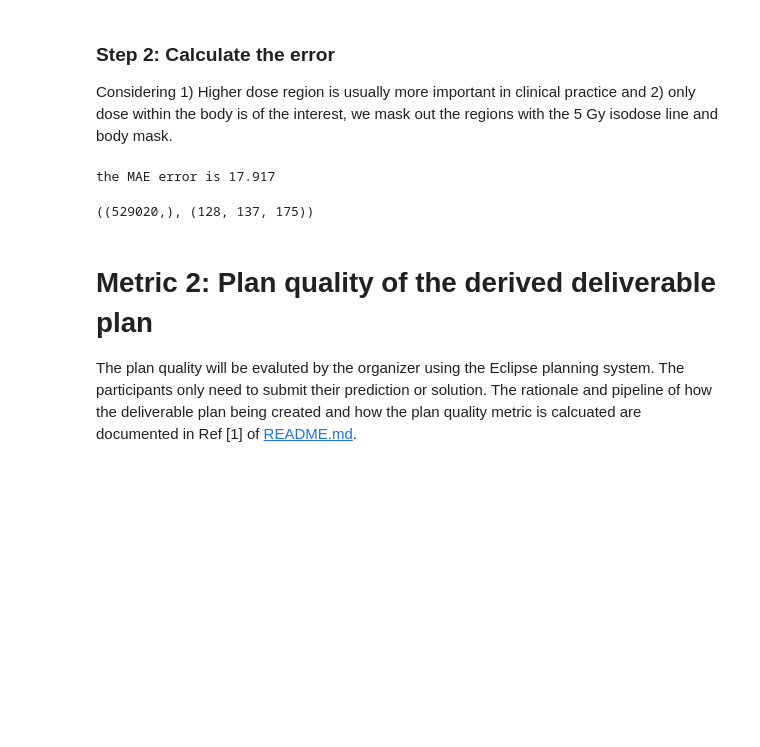
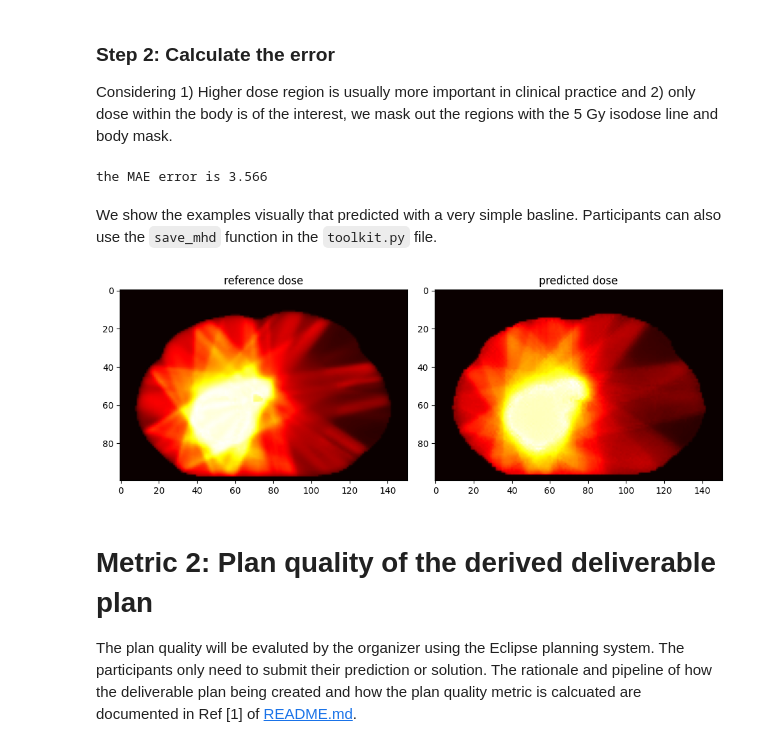
Before and after one commit to sunyu0410/GDP-HMM_AAPMChallenge, a Jupyter notebook: evaluation.ipynb, the cells around one changed output. Cells and saved outputs as stored; diff of their text form; code cells hidden in the pictures; blank space fills up the shorter version.

```diff
--- a/evaluation.ipynb
+++ b/evaluation.ipynb
@@ -6,5 +9,7 @@ The history saving thread hit an unexpected error (DatabaseError('database disk
 # %%
-data_path = 'data/HNC_001+A4Ac+MOS_25934.npz'
+plan_file_name = '0617-259694+imrt+MOS_33896'
+PTVHighname = 'PTV'
+
+data_path = f'data/{plan_file_name}.npz'
 data_npz = np.load(data_path, allow_pickle=True)
 data_dict = dict(data_npz)['arr_0'].item()
-data_dict.keys()
@@ -17,17 +20,19 @@ dict_keys(['Submand-PTV', 'SpinalCord_05', 'SpinalCord', 'Shoulders', 'Posterior
 
 We will do this normalization in validation and testing phase, please make sure your predicted dose normalized in the same way.
 # %%
-scale_dose_Dict = json.load(open('PTV_DICT.json'))
+scale_dose_Dict = json.load(open('meta_files/PTV_DICT.json'))
 ref_dose = data_dict['dose'] * data_dict['dose_scale']
 ptv_highdose =  scale_dose_Dict['HNC_001']['PTV_High']['PDose']
-norm_scale = ptv_highdose / (np.percentile(ref_dose[data_dict['PTVHighOPT'].astype('bool')], 3) + 1e-5)
+norm_scale = ptv_highdose / (np.percentile(ref_dose[data_dict[PTVHighname].astype('bool')], 3) + 1e-5)
 ref_dose = ref_dose * norm_scale
 # %% [markdown]
 ### Step 2: Calculate the error
 
 Considering 1) Higher dose region is usually more important in clinical practice and 2) only dose within the body is of the interest, we mask out the regions with the 5 Gy isodose line and body mask.
 # %%
-prediction = np.random.random(ref_dose.shape) * 10 # replace random matrix with your prediction
+#prediction = np.random.random(ref_dose.shape) * 10 # replace random matrix with your prediction
+
+prediction = np.load(f'results/lightning/{plan_file_name}_pred.npy')
 
 isodose_5Gy_mask = ((ref_dose > 5) | (prediction > 5)) & (data_dict['Body'] > 0) # the mask include the body AND the region where the dose/prediction is higher than 5Gy
 
@@ -37,11 +42,27 @@ error = np.mean(np.abs(diff)[isodose_5Gy_mask > 0])
 
 print (f'the MAE error is {error:.3f}')
 # %% [output]
-the MAE error is 17.917
+the MAE error is 3.566
+# %% [markdown]
+We show the examples visually that predicted with a very simple basline. Participants can also use the `save_mhd` function in the `toolkit.py` file.
 # %%
-np.abs(diff)[isodose_5Gy_mask > 0].shape, diff.shape
+# visually check
+
+fig, (ax1, ax2) = plt.subplots(1, 2, figsize=(10, 5))
+
+# Plot on the first subplot
+ax1.imshow(ref_dose[48], cmap='hot')
+ax1.set_title('reference dose')
+
+# Plot on the second subplot
+ax2.imshow(prediction[48], cmap='hot')
+ax2.set_title('predicted dose')
+
+# Adjust layout and show the plot
+plt.tight_layout()
+plt.show()
 # %% [output]
-((529020,), (128, 137, 175))
+[figure, added]
 # %% [markdown]
 # Metric 2: Plan quality of the derived deliverable plan
 
```
Also changed, not shown: parts of 3 cells of this notebook, 12 other files.
